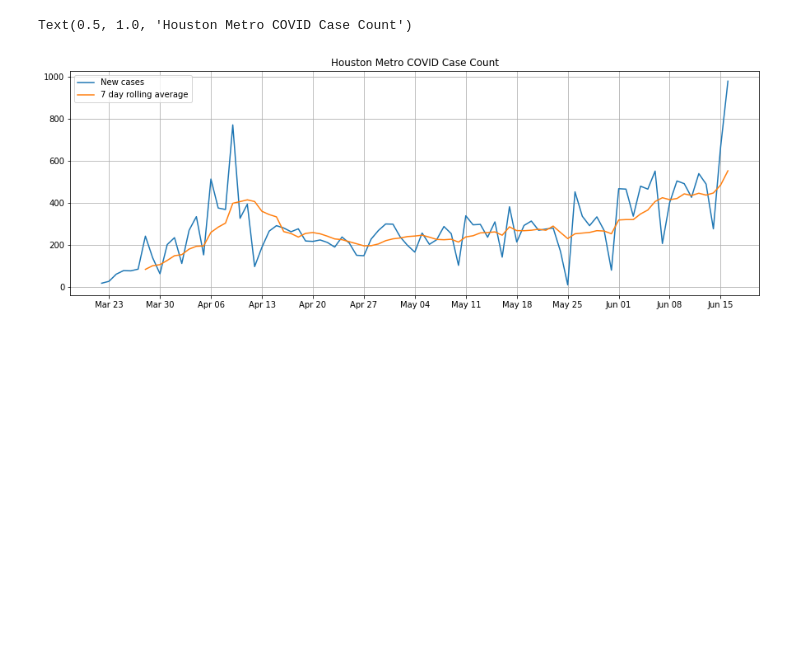
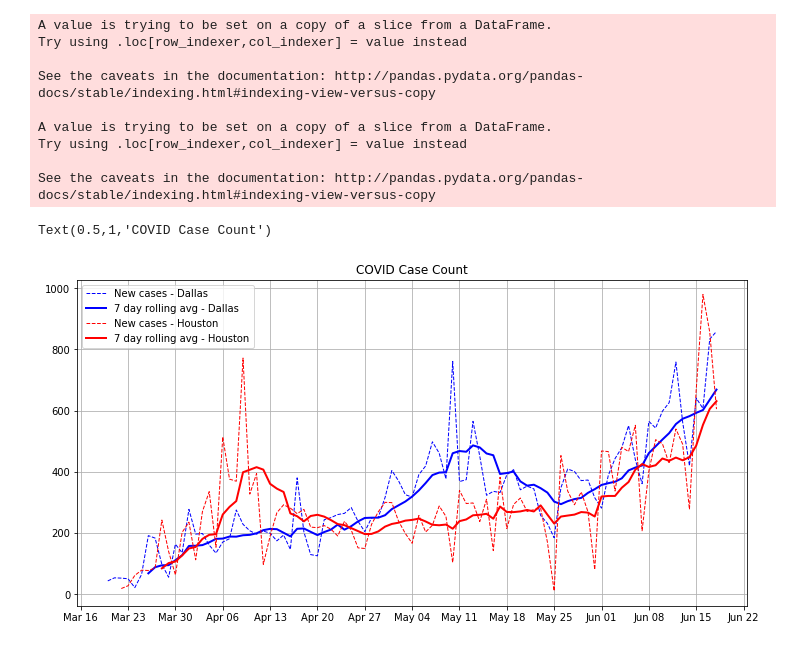
Before and after one commit to dri3s/covidviz, a Jupyter notebook: percap_grah.ipynb, the cells around one changed output. Cells and saved outputs as stored; diff of their text form; code cells hidden in the pictures; blank space fills up the shorter version.

Commit message:
clean up Houston/Dallas

```diff
--- a/percap_grah.ipynb
+++ b/percap_grah.ipynb
@@ -9,3 +11,5 @@ import seaborn as sns
+# %%
+plt.rcParams['figure.figsize'] = 12, 6
 # %%
 import matplotlib.ticker as mtick
 import matplotlib.dates as mdates
@@ -204,2 +203,0 @@ Text(0.9, 0.01, 'Data current through 06/16')
-# %%
-h = covidmsa.loc[covidmsa.msa_name == 'Houston, TX'].reset_index(drop=True)
@@ -208,17 +204,36 @@ h = covidmsa.loc[covidmsa.msa_name == 'Houston, TX'].reset_index(drop=True)
+# %%
+h['new_cases'] = h.cases - h['cases'].shift()
 # %%
-h['new_cases'] = h.cases - h['cases'].shift()
+colors = iter(['blue','red'])
 
 fig, ax = plt.subplots()
-ax.plot(h.date, h.new_cases, label='New cases')
-ax.plot(h.date, h.new_cases.rolling(7, center=False).mean(),
-        label='7 day rolling average')
-ax.xaxis.set_major_locator(mdates.WeekdayLocator(mdates.MONDAY))
-ax.xaxis.set_major_formatter(mdates.DateFormatter('%b %d'))
-#ax.set_xlim(h.date.min(), h.date.max())
+
+for metro, h in covidmsa.loc[covidmsa.msa_name.isin(['Houston, TX','Dallas, TX'])].groupby('msa_name'):
+    h['new_cases'] = h.cases - h['cases'].shift()
+
+    metro_clean = metro.replace(', TX', '')
+
+    color = next(colors)
+
+    ax.plot(h.date, h.new_cases, label='New cases - {}'.format(metro_clean), color=color, ls='--', lw=1)
+    ax.plot(h.date, h.new_cases.rolling(7, center=False).mean(),
+            label='7 day rolling avg - {}'.format(metro_clean), color=color, lw=2)
+    ax.xaxis.set_major_locator(mdates.WeekdayLocator(mdates.MONDAY))
+    ax.xaxis.set_major_formatter(mdates.DateFormatter('%b %d'))
+    #ax.set_xlim(h.date.min(), h.date.max())
 
 ax.grid()
 ax.legend()
-ax.set_title('Houston Metro COVID Case Count')
+ax.set_title('COVID Case Count')
 # %% [output]
-Text(0.5, 1.0, 'Houston Metro COVID Case Count')
+A value is trying to be set on a copy of a slice from a DataFrame.
+Try using .loc[row_indexer,col_indexer] = value instead
+
+See the caveats in the documentation: http://pandas.pydata.org/pandas-docs/stable/indexing.html#indexing-view-versus-copy
+
+A value is trying to be set on a copy of a slice from a DataFrame.
+Try using .loc[row_indexer,col_indexer] = value instead
+
+See the caveats in the documentation: http://pandas.pydata.org/pandas-docs/stable/indexing.html#indexing-view-versus-copy
+Text(0.5,1,'COVID Case Count')
-[figure, old version]
+[figure, new version]
```
Also changed, not shown: parts of 6 cells of this notebook.
